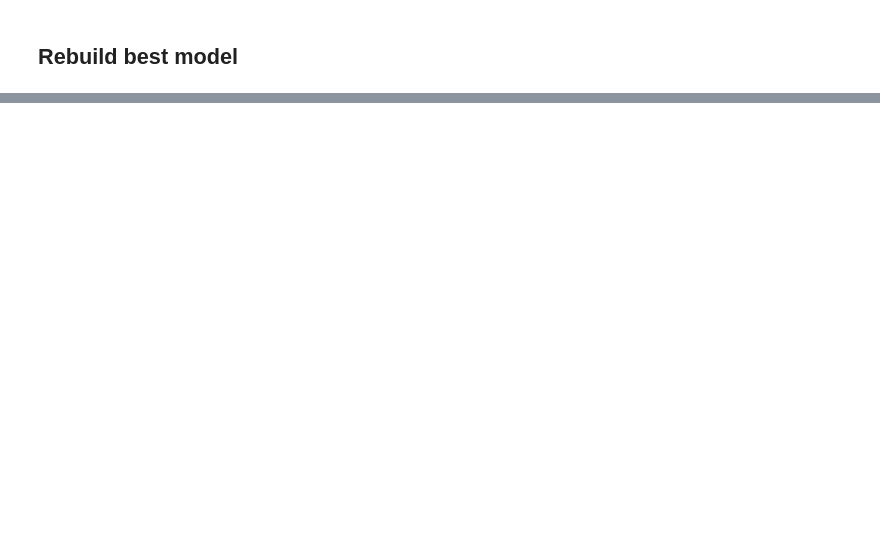
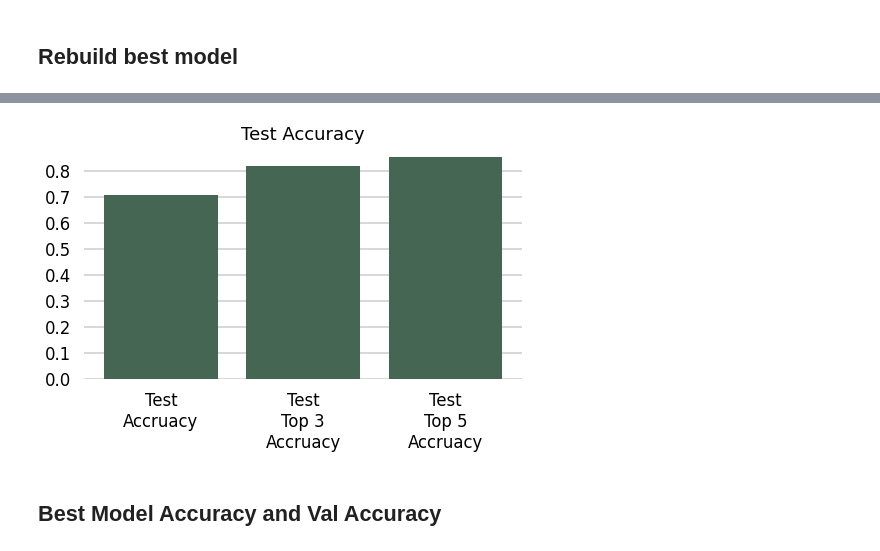
Before and after one commit to benbogart/bird_vocalization_classification, a Jupyter notebook: 05_Post-modeling_exploration.ipynb, the cells around one changed output, grey strips where cells are left out. Drawn from its saved outputs; the diff is of its cells as text; code cells hidden in the pictures; blank space fills up the shorter version.

Commit message:
visualizations

```diff
--- a/05_Post-modeling_exploration.ipynb
+++ b/05_Post-modeling_exploration.ipynb
@@ -365,18 +354,0 @@ with plt.style.context('fivethirtyeight'), sns.plotting_context("talk", font_sca
-# %%
-colors = ['#B75B37','#8BC3C7','#503653']
-
-fig = px.bar(df_tmp, x='Accuracy Metric',
-             y='Accuracy',
-             barmode='group', color_discrete_sequence=['#EFCC91'],
-             width=700, height=400,
-             title='Best Model Accuracy')
-
-fig.update_layout(
-    legend=dict(
-        yanchor="top",
-        y=1,
-        xanchor="left",
-        x=-0.7),
-    paper_bgcolor='rgba(0,0,0,0)',
-    plot_bgcolor='rgba(0,0,0,0)'
-)
@@ -461,0 +363,33 @@ df_plt.head()
+# %%
+# create new dataframe for plotting
+df_plot = pd.DataFrame(best_model[['test_categorical_accuracy',
+                                  'test_top_3_accuracy',
+                                  'test_top_5_accuracy']])
+
+#plot
+with plt.style.context('fivethirtyeight'), sns.plotting_context("talk", font_scale=1):
+
+    fig = plt.figure(figsize=(7,4))
+    plt.bar(x=df_plot.index,
+            height = df_plot[best_model.name],
+            color=colors[1])
+
+    # Labels
+    plt.xticks([0,1,2], ['Test\nAccruacy',
+                         'Test\nTop 3\nAccruacy',
+                         'Test\nTop 5\nAccruacy'])
+    plt.title('Test Accuracy')
+
+    # formatting
+    plt.grid(axis='x')
+    plt.box(False)
+    ax = plt.gca()
+    ax.tick_params(axis='both', left=False, bottom=False)
+
+    # Make Transparent (for presentation)
+    fig.set_facecolor('None')
+    ax.set_facecolor('None')
+# %% [output]
+[figure, added]
+# %% [markdown]
+## Best Model Accuracy and Val Accuracy
```
Also changed, not shown: parts of 58 cells of this notebook.
